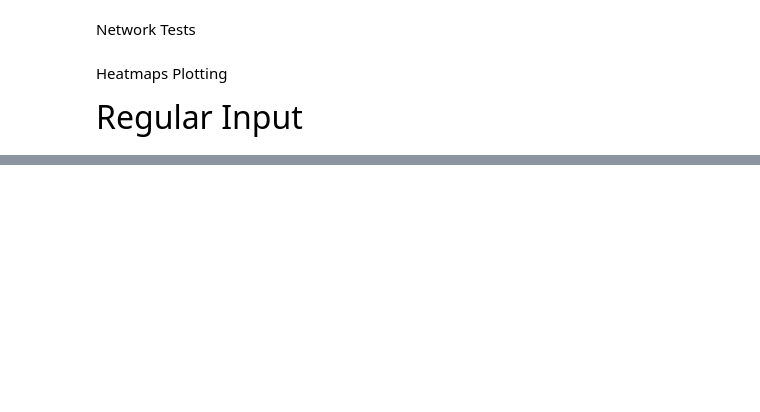
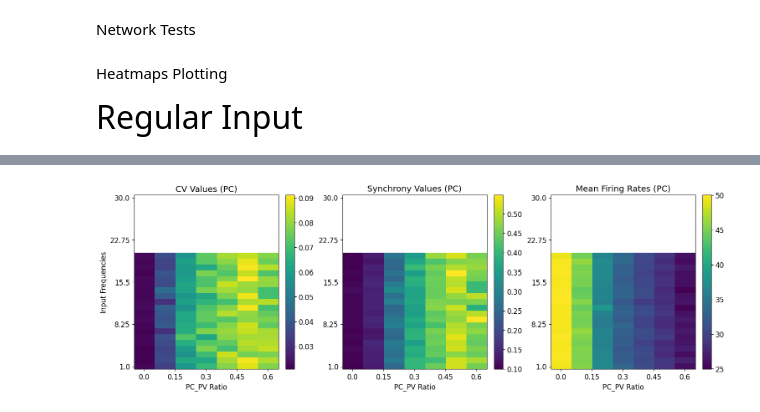
Before and after one commit to Aramatos/dynapse2_adaptation, a Jupyter notebook: Network_heatmaps_fig.ipynb, the cells around one changed output, grey strips where cells are left out. Drawn from its saved outputs; the diff is of its cells as text; code cells hidden in the pictures; blank space fills up the shorter version.

```diff
--- a/Network_heatmaps_fig.ipynb
+++ b/Network_heatmaps_fig.ipynb
@@ -292,3 +113,5 @@ data_3 = np.load(data_path, allow_pickle=True).item()
 # %%
-data_path = os.path.join(data_type_path, "EI_sweep_poisson.npy")
-data_4 = np.load(data_path, allow_pickle=True).item()
+data_path_4 = os.path.join(data_type_path, "EI_sweep_poisson.npy")
+plot_heatmaps(data_path_4, 'PC_PV Ratio')
+# %% [output]
+[figure, added]
```
Also changed, not shown: parts of 22 cells of this notebook, 7 other files.
